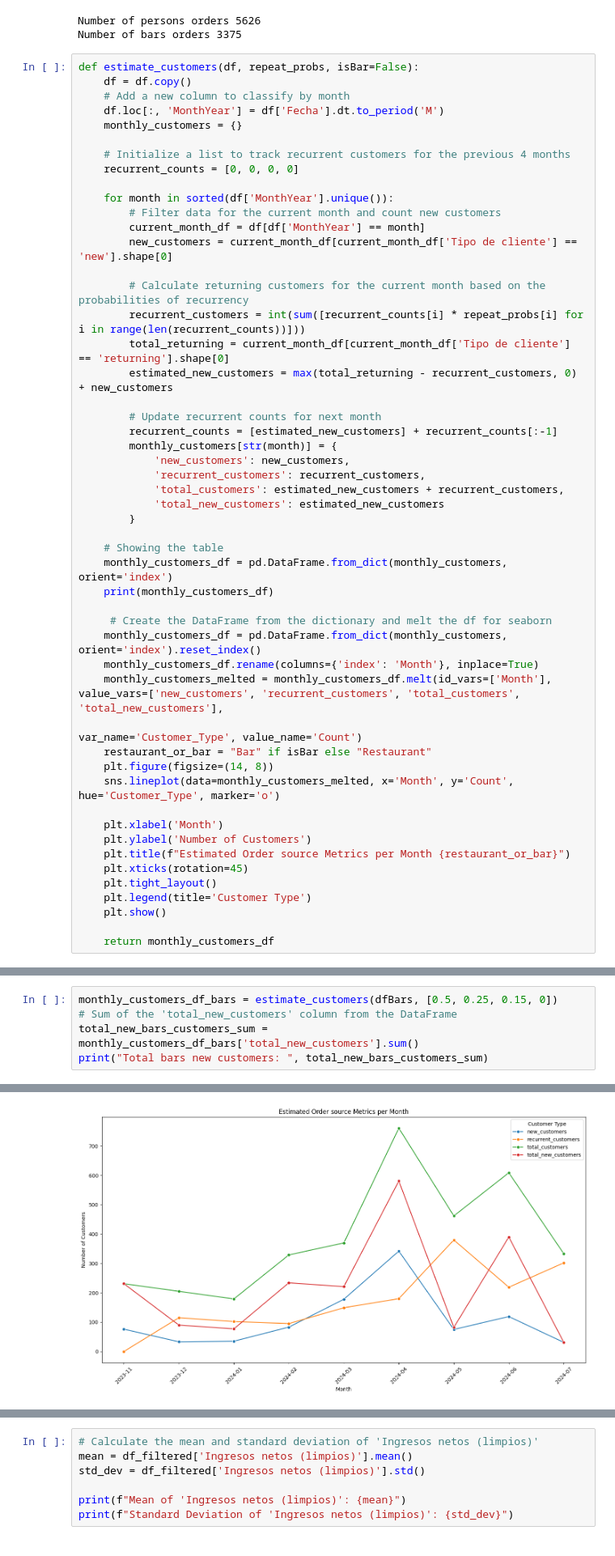
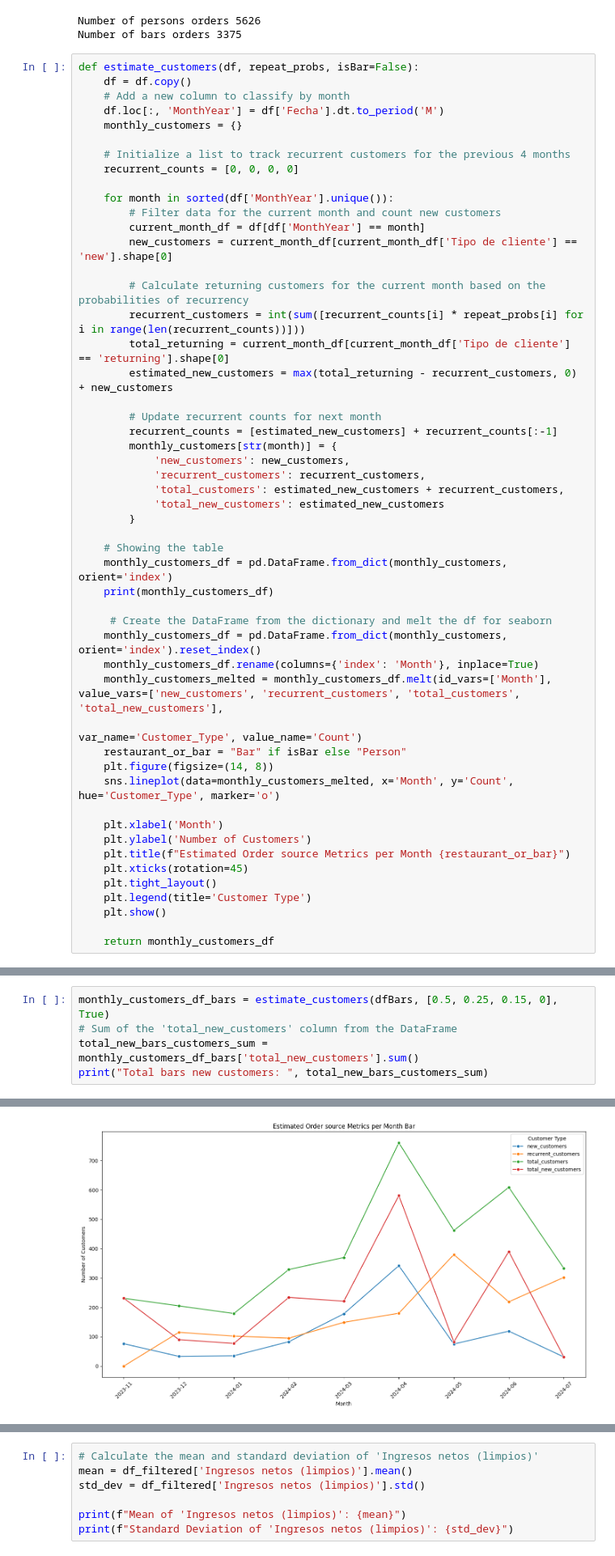
Before and after one commit to enricchust/entrevista_cyberclick, a Jupyter notebook: main.ipynb, the cells around one changed output, grey strips where cells are left out. Shown at 81% size. Saved outputs shown, nothing was run; the diff lists cells and outputs as text.

```diff
--- a/main.ipynb
+++ b/main.ipynb
@@ -264,7 +264,7 @@ def estimate_customers(df, repeat_probs, isBar=False):
     monthly_customers_df.rename(columns={'index': 'Month'}, inplace=True)
     monthly_customers_melted = monthly_customers_df.melt(id_vars=['Month'], value_vars=['new_customers', 'recurrent_customers', 'total_customers', 'total_new_customers'],
                                                          var_name='Customer_Type', value_name='Count')
-    restaurant_or_bar = "Bar" if isBar else "Restaurant"
+    restaurant_or_bar = "Bar" if isBar else "Person"
     plt.figure(figsize=(14, 8))
     sns.lineplot(data=monthly_customers_melted, x='Month', y='Count', hue='Customer_Type', marker='o')
 
@@ -304,28 +304,28 @@ print("Total persons new customers: ", total_new_persons_customers_sum)
 Total persons new customers:  3677
 # %%
-monthly_customers_df_bars = estimate_customers(dfBars, [0.5, 0.25, 0.15, 0])
+monthly_customers_df_bars = estimate_customers(dfBars, [0.5, 0.25, 0.15, 0], True)
 # Sum of the 'total_new_customers' column from the DataFrame
 total_new_bars_customers_sum = monthly_customers_df_bars['total_new_customers'].sum()
 print("Total bars new customers: ", total_new_bars_customers_sum)
 # %% [output]
          new_customers  recurrent_customers  total_customers  \
 2023-11             76                    0              231
 2023-12             33                  115              205
 2024-01             35                  102              179
 2024-02             83                   95              329
 2024-03            178                  149              370
 2024-04            342                  180              761
 2024-05             75                  380              462
 2024-06            119                  219              609
 2024-07             31                  302              333
 
          total_new_customers
 ... (5 lines left out)
 2024-04                  581
 2024-05                   82
 2024-06                  390
 2024-07                   31
-[figure, old version]
+[figure, new version]
 Total bars new customers:  1937
 # %%
 # Calculate the mean and standard deviation of 'Ingresos netos (limpios)'
```
Also changed, not shown: parts of 18 cells of this notebook, 7 other files.
